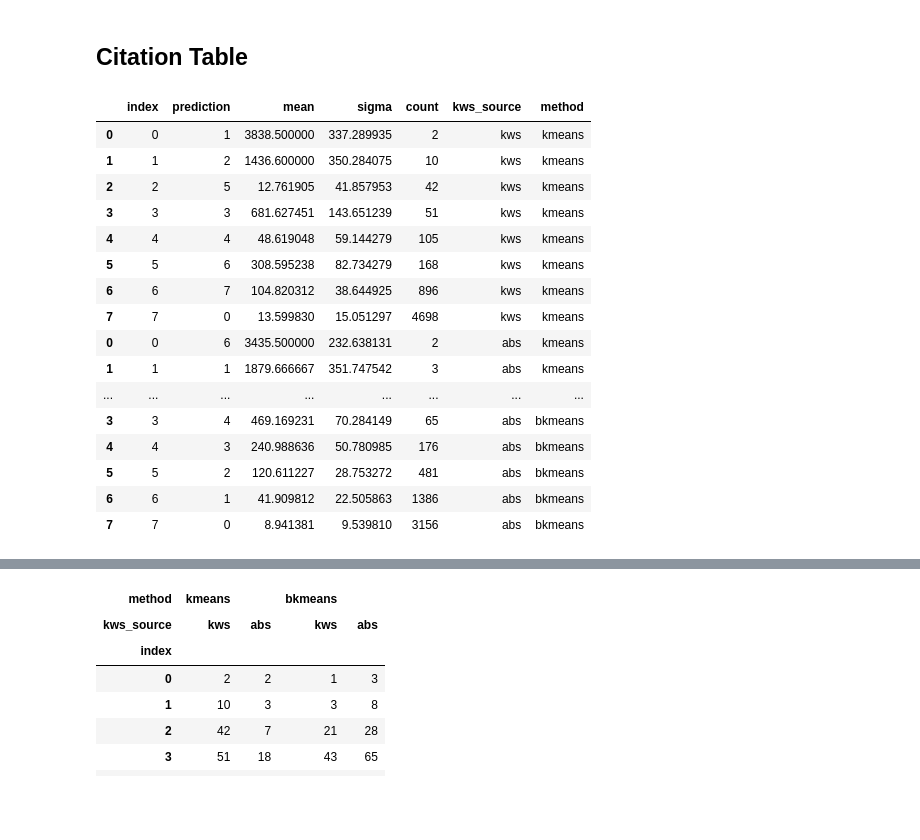
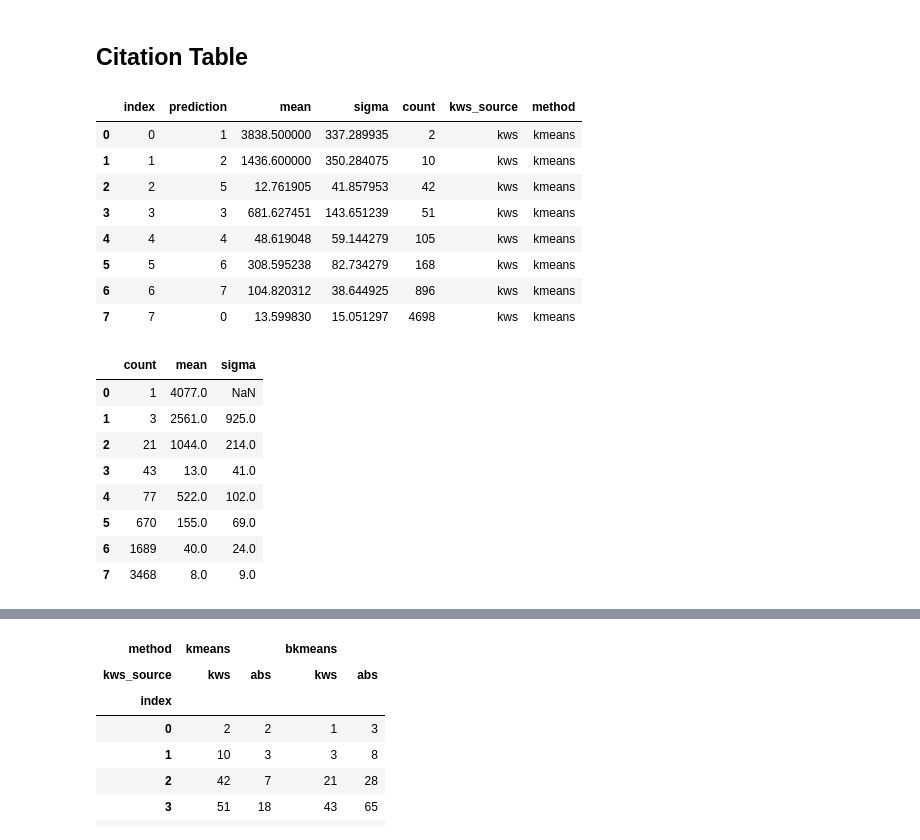
Before and after one commit to ALuchinsky/Spring2022_CS6500, a Jupyter notebook: notebooks/Compare.ipynb, the cells around one changed output, grey strips where cells are left out. Cells and saved outputs as stored; diff of their text form; code cells hidden in the pictures; blank space fills up the shorter version.

```diff
--- a/notebooks/Compare.ipynb
+++ b/notebooks/Compare.ipynb
@@ -43,23 +43,28 @@ df_table = pd.DataFrame()
 for method in ["kmeans", "bkmeans"]:
     for kws_source in ["kws", "abs"]:
         df_table = pd.concat([df_table, read_table(kws_source=kws_source, method=method)])
+# %%
+read_table("kws", "kmeans")
+# %% [output]
+|  | index | prediction | mean | sigma | count | kws_source | method |
+| 0 | 0 | 1 | 3838.500000 | 337.289935 | 2 | kws | kmeans |
+| 1 | 1 | 2 | 1436.600000 | 350.284075 | 10 | kws | kmeans |
+| 2 | 2 | 5 | 12.761905 | 41.857953 | 42 | kws | kmeans |
+| 3 | 3 | 3 | 681.627451 | 143.651239 | 51 | kws | kmeans |
+| 4 | 4 | 4 | 48.619048 | 59.144279 | 105 | kws | kmeans |
+| 5 | 5 | 6 | 308.595238 | 82.734279 | 168 | kws | kmeans |
+| 6 | 6 | 7 | 104.820312 | 38.644925 | 896 | kws | kmeans |
+| 7 | 7 | 0 | 13.599830 | 15.051297 | 4698 | kws | kmeans |
 # %%
-df_table
+tab = round(df_table.query("kws_source == 'kws' & method == 'bkmeans'")[["count", "mean", "sigma"]])
+tab
 # %% [output]
-|  | index | prediction | mean | sigma | count | kws_source | method |
-| 0 | 0 | 1 | 3838.500000 | 337.289935 | 2 | kws | kmeans |
-| 1 | 1 | 2 | 1436.600000 | 350.284075 | 10 | kws | kmeans |
-| 2 | 2 | 5 | 12.761905 | 41.857953 | 42 | kws | kmeans |
-| 3 | 3 | 3 | 681.627451 | 143.651239 | 51 | kws | kmeans |
-| 4 | 4 | 4 | 48.619048 | 59.144279 | 105 | kws | kmeans |
-| 5 | 5 | 6 | 308.595238 | 82.734279 | 168 | kws | kmeans |
-| 6 | 6 | 7 | 104.820312 | 38.644925 | 896 | kws | kmeans |
-| 7 | 7 | 0 | 13.599830 | 15.051297 | 4698 | kws | kmeans |
-| 0 | 0 | 6 | 3435.500000 | 232.638131 | 2 | abs | kmeans |
-| 1 | 1 | 1 | 1879.666667 | 351.747542 | 3 | abs | kmeans |
-| ... | ... | ... | ... | ... | ... | ... | ... |
-| 3 | 3 | 4 | 469.169231 | 70.284149 | 65 | abs | bkmeans |
-| 4 | 4 | 3 | 240.988636 | 50.780985 | 176 | abs | bkmeans |
-| 5 | 5 | 2 | 120.611227 | 28.753272 | 481 | abs | bkmeans |
-| 6 | 6 | 1 | 41.909812 | 22.505863 | 1386 | abs | bkmeans |
-| 7 | 7 | 0 | 8.941381 | 9.539810 | 3156 | abs | bkmeans |
+|  | count | mean | sigma |
+| 0 | 1 | 4077.0 | NaN |
+| 1 | 3 | 2561.0 | 925.0 |
+| 2 | 21 | 1044.0 | 214.0 |
+| 3 | 43 | 13.0 | 41.0 |
+| 4 | 77 | 522.0 | 102.0 |
+| 5 | 670 | 155.0 | 69.0 |
+| 6 | 1689 | 40.0 | 24.0 |
+| 7 | 3468 | 8.0 | 9.0 |
```
Also changed, not shown: parts of 19 cells of this notebook, 2 other files.
